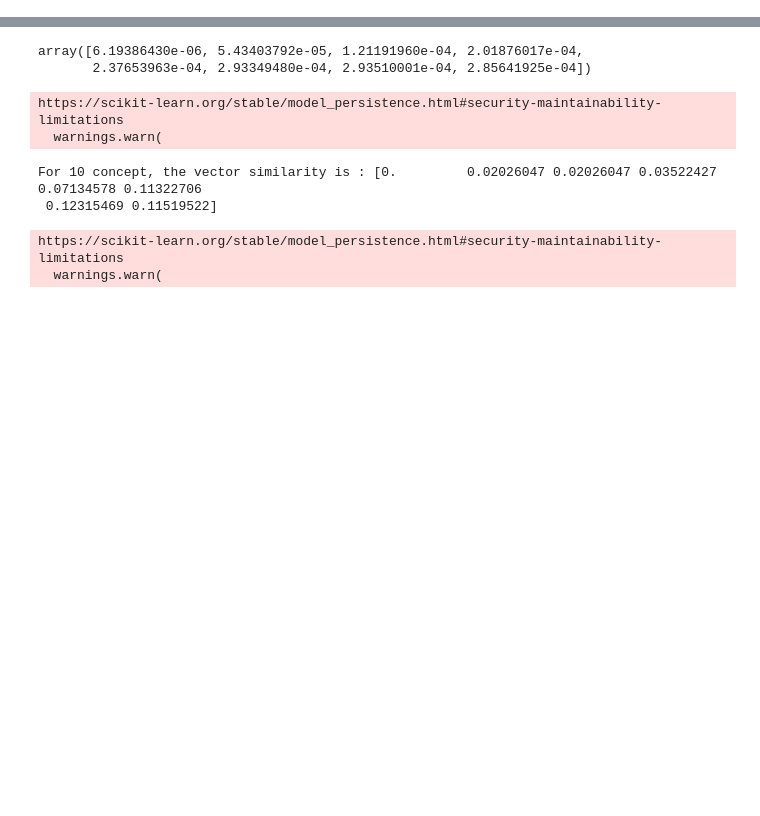
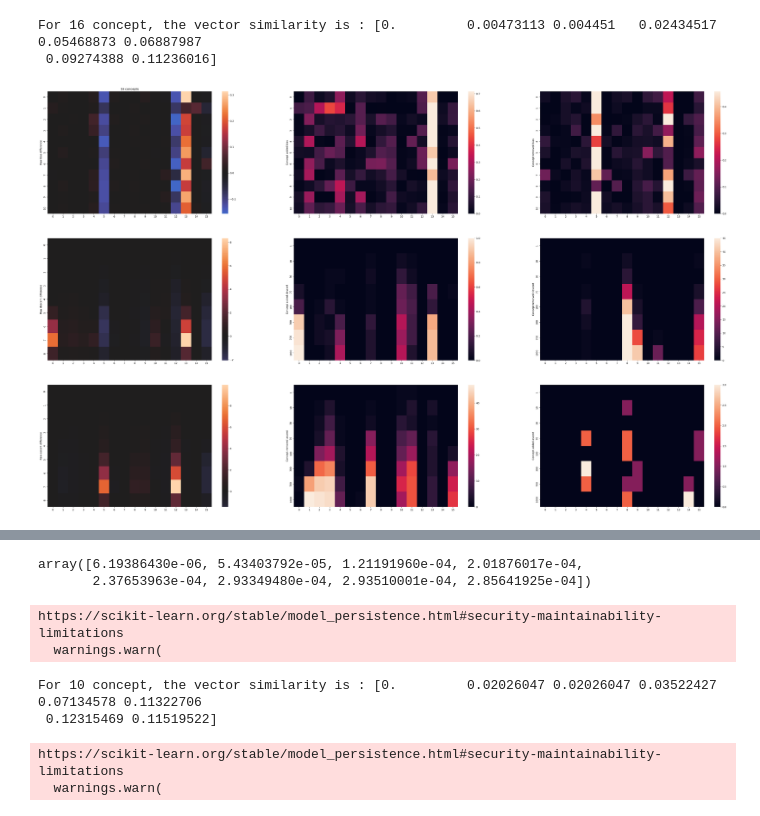
Before and after one commit to vitryt/label-free-bias-identification, a Jupyter notebook: data_recovery.ipynb, the cells around one changed output, grey strips where cells are left out. Cells and saved outputs as stored; diff of their text form; code cells hidden in the pictures; blank space fills up the shorter version.

```diff
--- a/data_recovery.ipynb
+++ b/data_recovery.ipynb
@@ -72,0 +32,74 @@ step_amount = 70
+# %%
+def show_expe(exp_id, studied_bias, concept_id, patch_id):
+    concept_amounts = [4, 8, 16, 32]
+    patch_sizes = [4, 8, 16, 28]
+    amount_of_concept = concept_amounts[concept_id]
+    patch_size = patch_sizes[patch_id]
+    fig, axes = plt.subplots(3, 3, figsize=(50,30))
+    with open(f"/data/4vitry/models/{exp_name}/bias_{exp_id}_{concept_id}_{patch_id}.pkl", "rb") as f:
+        bias_res = pkl.load(f)
+    with open(f"/data/4vitry/models/{exp_name}/concepts_{exp_id}_{concept_id}_{patch_id}.pkl", "rb") as f:
+        concept_res = pkl.load(f)
+    table = []
+    for i in range(10):
+        table.append((bias_res[studied_bias][i][1] - bias_res[studied_bias][i][0]).mean(axis=0))
+    table.append(sum(table)/len(table))
+
+    table1 = []
+    for i in range(10):
+        table1.append(((bias_res[studied_bias][i][1] > 0) & (bias_res[studied_bias][i][0] == 0)).sum(axis=0)/len(bias_res[studied_bias][i][0]))
+    table1.append(sum(table1)/len(table1))
+
+    table2 = []
+    for i in range(10):
+        table2.append(((bias_res[studied_bias][i][1] == 0) & (bias_res[studied_bias][i][0] > 0)).sum(axis=0)/len(bias_res[studied_bias][i][0]))
+    table2.append(sum(table2)/len(table2))
+
+    descent_added = []
+    descent_removed = []
+    ascent_added = []
+    ascent_removed = []
+    descent_raw_difference = []
+    ascent_raw_difference = []
+    for step_amount in [1, 10, 30, 70, 100, 300, 700, 1000]:
+        table_ = cu.analyze_results(concept_res["concept_results"][step_amount], studied_bias, amount_of_concept)
+        descent_added.append(table_["descent_added_concept"]/table_["data_size"])
+        descent_removed.append(table_["descent_removed_concept"])
+        ascent_added.append(table_["ascent_added_concept"])
+        ascent_removed.append(table_["ascent_removed_concept"])
+        descent_raw_difference.append(table_["descent_raw_difference"])
+        ascent_raw_difference.append(table_["ascent_raw_difference"])
+    descent_raw_difference.append(sum(descent_raw_difference)/len(descent_raw_difference))
+    ascent_raw_difference.append(sum(ascent_raw_difference)/len(ascent_raw_difference))
+
+    sb.heatmap(table, center=0, annot=False, ax=axes[0][0])
+    axes[0][0].set(ylabel="Raw bias difference", title=f"{amount_of_concept} concepts")
+    sb.heatmap(table1, vmin=0, vmax=table1[-1].max(), annot=False, ax=axes[0][1])
+    axes[0][1].set(ylabel="Concept added bias")
+    sb.heatmap(table2, vmin=0, vmax=table2[-1].max(), annot=False, ax=axes[0][2])
+    axes[0][2].set(ylabel="Concept removed bias")
+
+    sb.heatmap(descent_raw_difference, center=0, ax=axes[1][0])
+    axes[1][0].set(ylabel="Raw descent difference")
+    sb.heatmap(descent_removed, vmin=0, vmax=descent_removed[-1].max(), annot=False, yticklabels=[1, 10, 30, 70, 100, 300, 700, 1000], ax=axes[1][2])
+    axes[1][2].set(ylabel="Concept removed descent")
+    sb.heatmap(descent_added, vmin=0, vmax=descent_added[-1].max(), annot=False, yticklabels=[1, 10, 30, 70, 100, 300, 700, 1000], ax=axes[1][1])
+    axes[1][1].set(ylabel="Concept added descent")
+
+    sb.heatmap(ascent_raw_difference, center=0, ax=axes[2][0])
+    axes[2][0].set(ylabel="Raw ascent difference")
+    sb.heatmap(ascent_added, vmin=0, vmax=ascent_added[-1].max(), annot=False, yticklabels=[1, 10, 30, 70, 100, 300, 700, 1000], ax=axes[2][2])
+    axes[2][2].set(ylabel="Concept added ascent")
+    sb.heatmap(ascent_removed, vmin=0, vmax=ascent_removed[-1].max(), annot=False, yticklabels=[1, 10, 30, 70, 100, 300, 700, 1000], ax=axes[2][1])
+    axes[2][1].set(ylabel="Concept removed ascent")
+
+    v_bias_identified = np.array(descent_removed)
+    v_bias_real = table1[-1]
+    res = np.dot(v_bias_identified, v_bias_real)/(np.linalg.norm(v_bias_identified)*np.linalg.norm(v_bias_real))
+    print(f"For {amount_of_concept} concept, the vector similarity is : {res}")
+
+show_expe(exp_id=10, studied_bias=5, concept_id=2, patch_id=1)
+# %% [output]
+For 16 concept, the vector similarity is : [0.         0.00473113 0.004451   0.02434517 0.05468873 0.06887987
+ 0.09274388 0.11236016]
+[figure, added]
```
Also changed, not shown: parts of 9 cells of this notebook, 8 other files.
